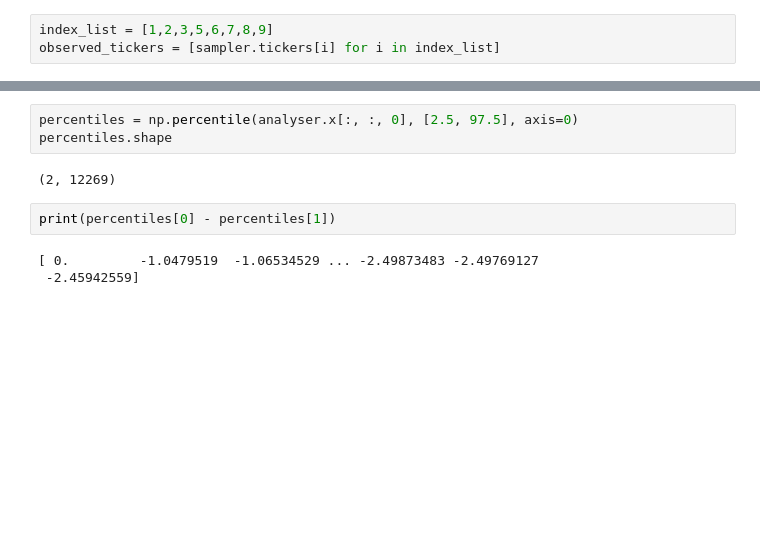
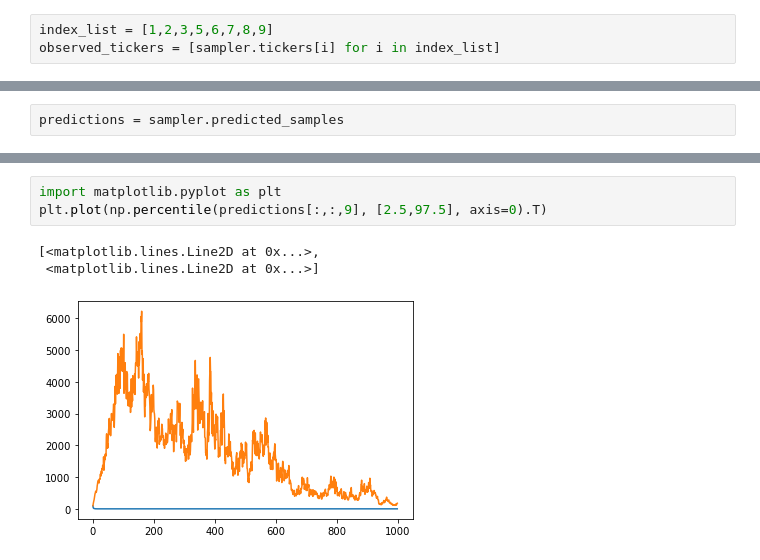
Before and after one commit to clementcome/BayesianSDE, a Jupyter notebook: main.ipynb, the cells around one changed output, grey strips where cells are left out. Saved outputs shown, nothing was run; the diff lists cells and outputs as text; blank space fills up the shorter version.

Commit message:
Observing predictions

```diff
--- a/main.ipynb
+++ b/main.ipynb
@@ -102,0 +88,2 @@ analyser.x.shape
+# %%
+predictions = sampler.predicted_samples
@@ -103,10 +110,7 @@ analyser.x.shape
 # %%
-percentiles = np.percentile(analyser.x[:, :, 0], [2.5, 97.5], axis=0)
-percentiles.shape
+import matplotlib.pyplot as plt
+plt.plot(np.percentile(predictions[:,:,9], [2.5,97.5], axis=0).T)
 # %% [output]
-(2, 12269)
+[<matplotlib.lines.Line2D at 0x...>,
+ <matplotlib.lines.Line2D at 0x...>]
+[figure, added]
-# %%
-print(percentiles[0] - percentiles[1])
-# %% [output]
-[ 0.         -1.0479519  -1.06534529 ... -2.49873483 -2.49769127
- -2.45942559]
```
Also changed, not shown: parts of 14 cells of this notebook, 1 other file.
